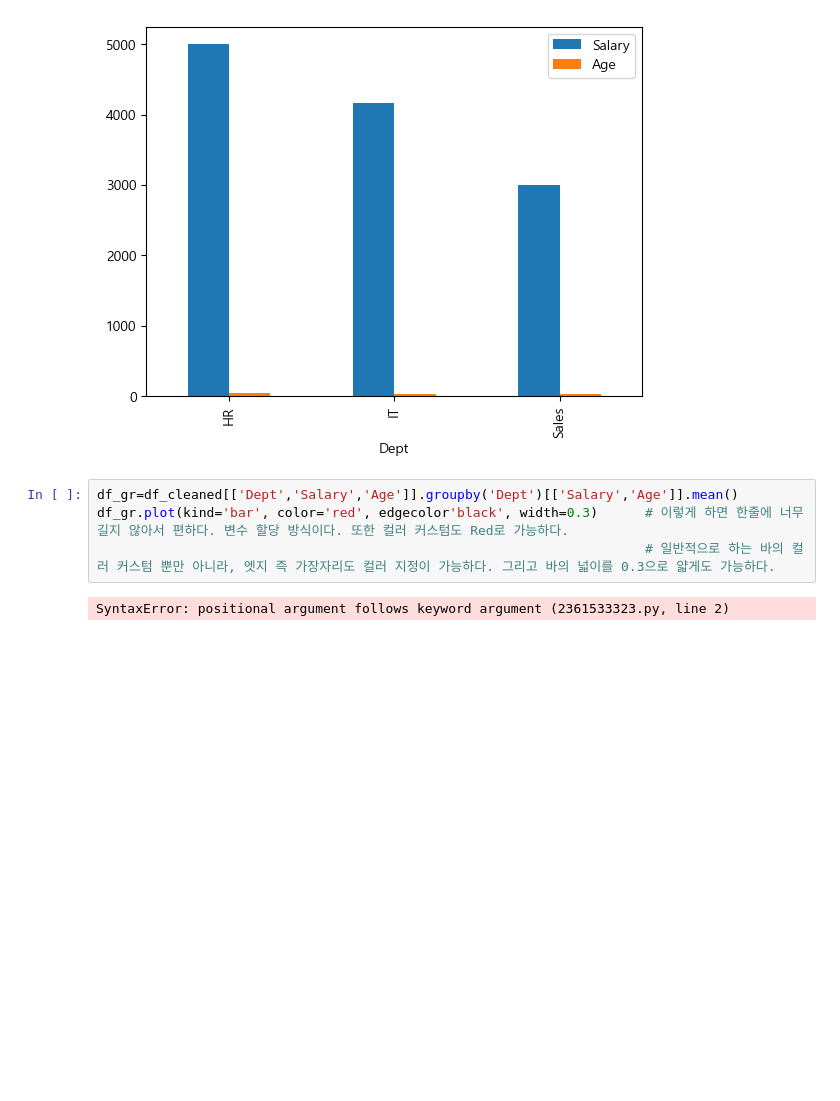
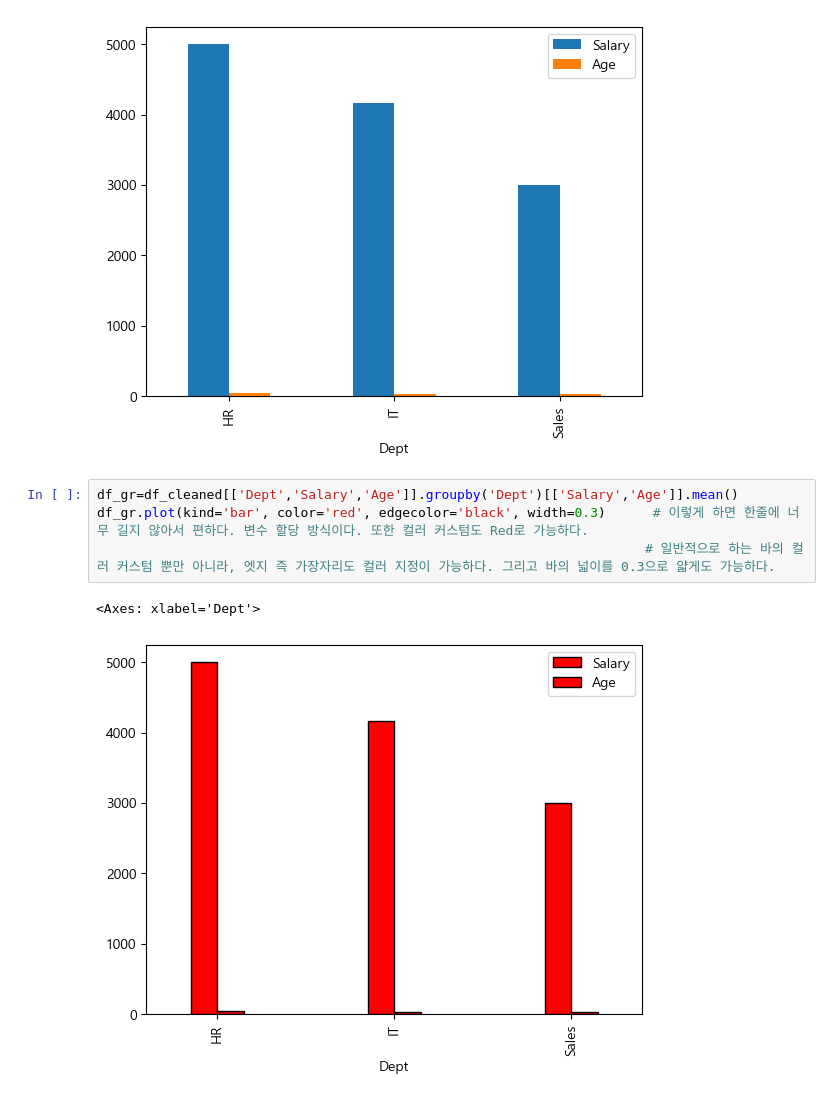
Before and after one commit to hslcrb/kw-competition-practice, a Jupyter notebook: 20260704-토요실습1.ipynb, the cells around one changed output. Drawn from its saved outputs; the diff is of its cells as text; blank space fills up the shorter version.

```diff
--- a/20260704-토요실습1.ipynb
+++ b/20260704-토요실습1.ipynb
@@ -351,7 +351,8 @@ df_gr.plot(kind='bar')      # 이렇게 하면 한줄에 너무 길지 않아서
 [figure]
 # %%
 df_gr=df_cleaned[['Dept','Salary','Age']].groupby('Dept')[['Salary','Age']].mean()
-df_gr.plot(kind='bar', color='red', edgecolor'black', width=0.3)      # 이렇게 하면 한줄에 너무 길지 않아서 편하다. 변수 할당 방식이다. 또한 컬러 커스텀도 Red로 가능하다.
+df_gr.plot(kind='bar', color='red', edgecolor='black', width=0.3)      # 이렇게 하면 한줄에 너무 길지 않아서 편하다. 변수 할당 방식이다. 또한 컬러 커스텀도 Red로 가능하다.
                                                                       # 일반적으로 하는 바의 컬러 커스텀 뿐만 아니라, 엣지 즉 가장자리도 컬러 지정이 가능하다. 그리고 바의 넓이를 0.3으로 얇게도 가능하다.
 # %% [output]
-SyntaxError: positional argument follows keyword argument (2361533323.py, line 2)
+<Axes: xlabel='Dept'>
+[figure, added]
```
Also changed, not shown: parts of 8 cells of this notebook.
